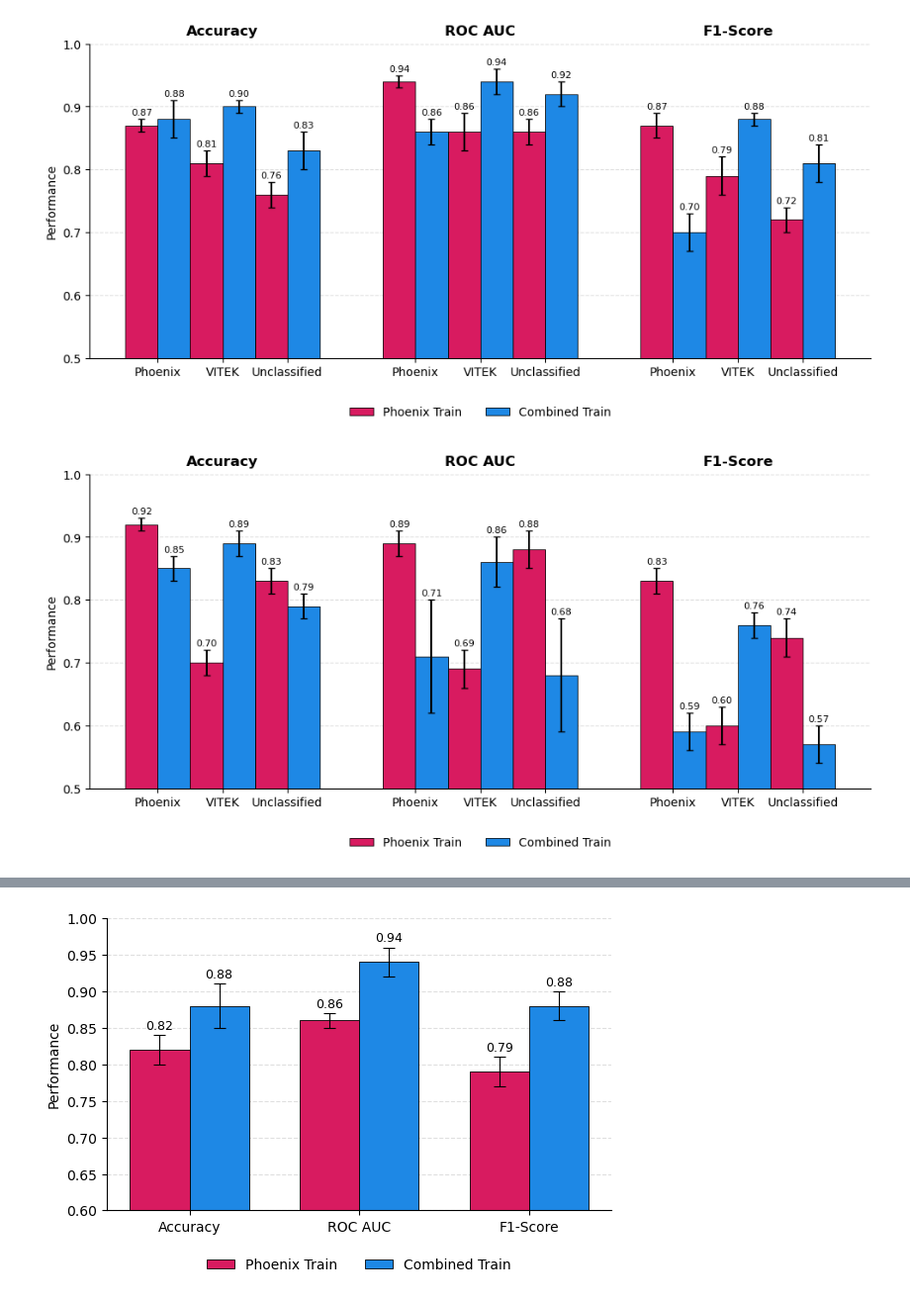
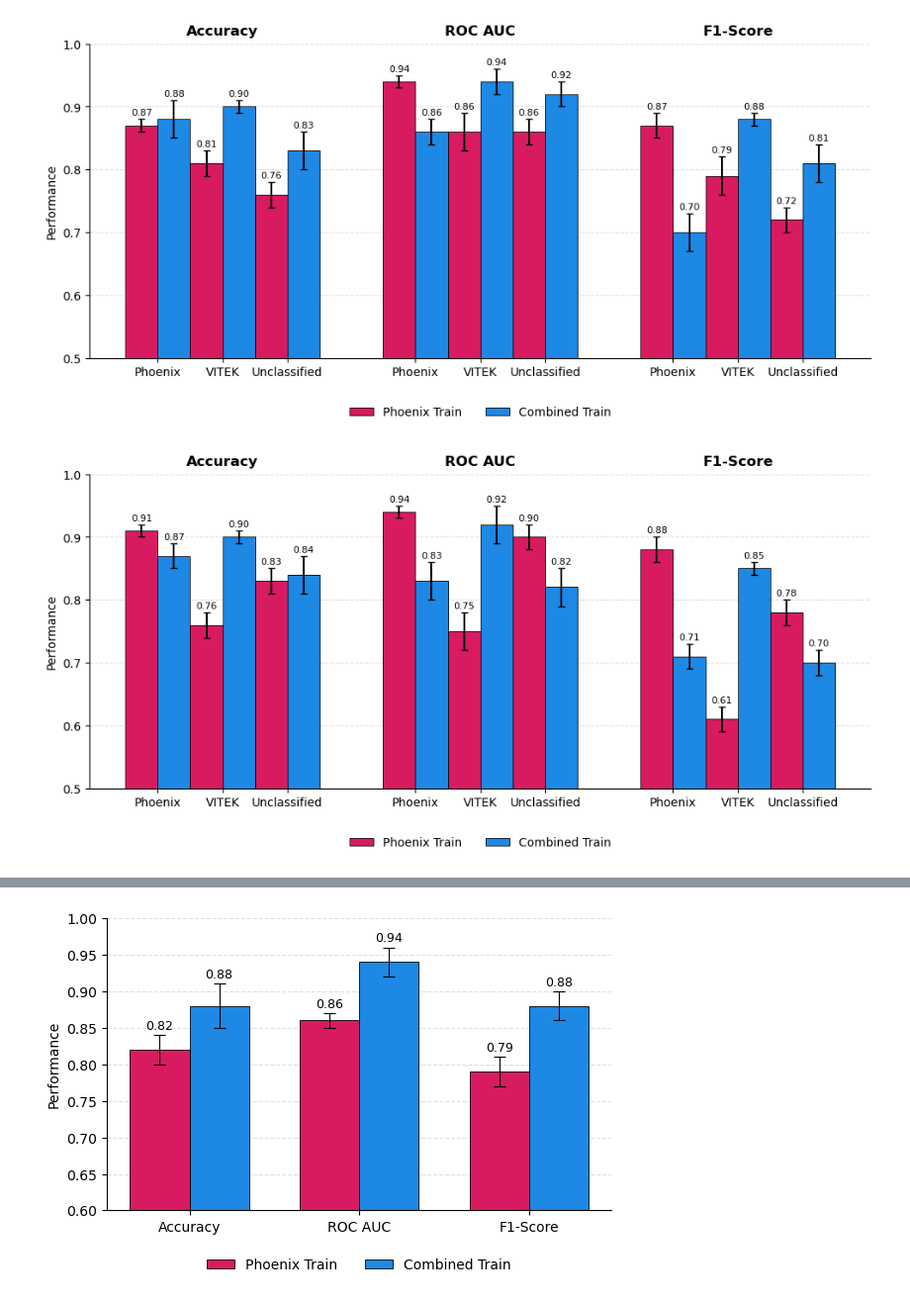
Before and after one commit to IKIM-Essen/stackPredAMR_Training_Data_Composition, a Jupyter notebook: Experiment_5/results/diagram.ipynb, the cells around one changed output, grey strips where cells are left out. Shown at 99% size. Saved outputs shown, nothing was run; the diff lists cells and outputs as text; code cells hidden in the pictures.

Commit message:
Update Experiment 5 loose

```diff
--- a/Experiment_5/results/diagram.ipynb
+++ b/Experiment_5/results/diagram.ipynb
@@ -33,16 +33,13 @@ for m_idx, metric in enumerate(metrics):
 
         x = base + t_idx * (2 * width)
 
-        for offset, train in zip([-width/2, width/2],
-                                 ["Phoenix Train", "Combined Train"]):
+        for offset, train in zip(
+            [-width / 2, width / 2], ["Phoenix Train", "Combined Train"]
+        ):
 
-            mean = metric_mean.loc[
-                metric_mean["Train set"] == train, test
-            ].iloc[0]
+            mean = metric_mean.loc[metric_mean["Train set"] == train, test].iloc[0]
 
-            std = metric_std.loc[
-                metric_std["Train set"] == train, test
-            ].iloc[0]
+            std = metric_std.loc[metric_std["Train set"] == train, test].iloc[0]
 
             bars = ax.bar(
                 x + offset,
@@ -100,8 +97,12 @@ ax.legend(
 
 plt.tight_layout()
 
-plt.savefig("diagram_data/experiment_5_results_strict.pdf", dpi=600, bbox_inches="tight")
-plt.savefig("diagram_data/experiment_5_results_strict.jpg", dpi=600, bbox_inches="tight")
+plt.savefig(
+    "diagram_data/experiment_5_results_strict.pdf", dpi=600, bbox_inches="tight"
+)
+plt.savefig(
+    "diagram_data/experiment_5_results_strict.jpg", dpi=600, bbox_inches="tight"
+)
 plt.show()
 # %% [output]
 [figure]
@@ -140,16 +141,13 @@ for m_idx, metric in enumerate(metrics):
 
         x = base + t_idx * (2 * width)
 
-        for offset, train in zip([-width/2, width/2],
-                                 ["Phoenix Train", "Combined Train"]):
+        for offset, train in zip(
+            [-width / 2, width / 2], ["Phoenix Train", "Combined Train"]
+        ):
 
-            mean = metric_mean.loc[
-                metric_mean["Train set"] == train, test
-            ].iloc[0]
+            mean = metric_mean.loc[metric_mean["Train set"] == train, test].iloc[0]
 
-            std = metric_std.loc[
-                metric_std["Train set"] == train, test
-            ].iloc[0]
+            std = metric_std.loc[metric_std["Train set"] == train, test].iloc[0]
 
             bars = ax.bar(
                 x + offset,
@@ -184,34 +182,34 @@ for m_idx, metric in enumerate(metrics):
         metric,
         ha="center",
         va="bottom",
         fontsize=12,
         fontweight="bold",
         transform=ax.get_xaxis_transform(),
     )
 
 ax.set_ylabel("Performance")
 ax.set_ylim(0.5, 1.0)
 
 ax.grid(axis="y", linestyle="--", alpha=0.4)
 ax.set_axisbelow(True)
 
 ax.spines["top"].set_visible(False)
 ax.spines["right"].set_visible(False)
 
 ax.legend(
     loc="upper center",
     bbox_to_anchor=(0.5, -0.12),
     ncol=2,
     frameon=False,
 )
 
 plt.tight_layout()
 
 plt.savefig("diagram_data/experiment_5_results_loose.pdf", dpi=600, bbox_inches="tight")
 plt.savefig("diagram_data/experiment_5_results_loose.jpg", dpi=600, bbox_inches="tight")
 plt.show()
 # %% [output]
-[figure, old version]
+[figure, new version]
 # %%
 import pandas as pd
 import matplotlib.pyplot as plt
```
Also changed, not shown: parts of 1 cell of this notebook, 14 other files.
